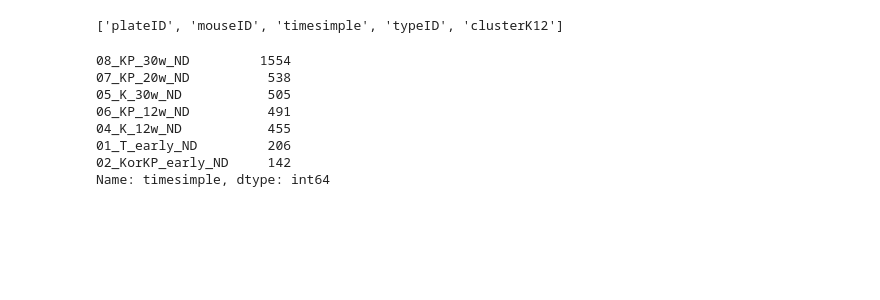
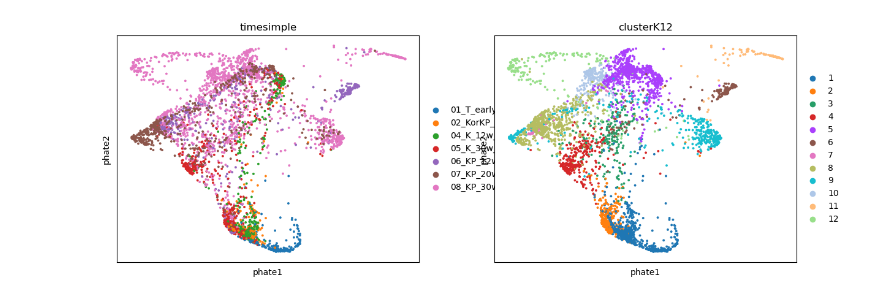
Before and after one commit to nitzanlab/gep-dynamics, a Jupyter notebook: notebooks/analyse_marjanovic.ipynb, the cells around one changed output. Saved outputs shown, nothing was run; the diff lists cells and outputs as text; code cells hidden in the pictures; blank space fills up the shorter version.

```diff
--- a/notebooks/analyse_marjanovic.ipynb
+++ b/notebooks/analyse_marjanovic.ipynb
@@ -22,4 +34,5 @@ os.chdir('/cs/labs/mornitzan/yotamcon/gep-dynamics')
 # %%
+%%time
 results_dir = _utils.set_dir('results')
 orig_adata_path = results_dir.joinpath('marjanovic_mmLungPlate.h5ad')
 
@@ -32,7 +45,7 @@ if not orig_adata_path.exists():  # create the original adata if it doesn't exis
     ftp_address = 'https://ftp.ncbi.nlm.nih.gov/geo/series/GSE154nnn/GSE154989/suppl/'
 
     #filenames
-    f_rawCount = GSE_dir.joinpath('GSE154989_mmLungPlate_fQC_dSp_rawCount.h5')
+    f_rawCount = GSE_dir.joinpath('GSE154989_mmLungPlate_fQC_dSp_rawCountOrig.h5')
     f_geneTable = GSE_dir.joinpath('GSE154989_mmLungPlate_fQC_geneTable.csv.gz')
     f_smpTable = GSE_dir.joinpath('GSE154989_mmLungPlate_fQC_smpTable.csv.gz')
     f_smp_annot = GSE_dir.joinpath('GSE154989_mmLungPlate_fQC_dZ_annot_smpTable.csv.gz')
@@ -60,9 +73,9 @@ if not orig_adata_path.exists():  # create the original adata if it doesn't exis
     smp_annotation = pd.read_csv(f_smp_annot, index_col=0)
 
     # constructing the adata
-    adata = sc.AnnData(X=sparse_counts, dtype=np.float64, var=gene_ids, obs=smp_ids)
+    adata = sc.AnnData(X=sparse_counts, dtype=np.float32, var=gene_ids, obs=smp_ids)
 
-    adata.obs['clusterK12'] = smp_annotation.clusterK12
+    adata.obs['clusterK12'] = smp_annotation.clusterK12.astype('category')
 
     adata.obsm['X_tsne'] = smp_annotation[['tSNE_1', 'tSNE_2']].values
     adata.obsm['X_phate'] = smp_annotation[['phate_1', 'phate_2']].values
@@ -71,4 +84,5 @@ else:
     adata = sc.read(orig_adata_path)
 
 adata
+# adata_norm_depth = sc.read(data_dir.joinpath('marjanovic_mmLungPlate_depth_normalized.h5ad'))
 # %% [output]
@@ -79,15 +96,6 @@ AnnData object with n_obs × n_vars = 3891 × 52638
-# %%
-adata.obs_keys()
-# %% [output]
-['plateID', 'mouseID', 'timesimple', 'typeID', 'clusterK12']
-# %%
-adata.obs.timesimple.value_counts()
-# %% [output]
-08_KP_30w_ND         1554
-07_KP_20w_ND          538
-05_K_30w_ND           505
-06_KP_12w_ND          491
-04_K_12w_ND           455
-01_T_early_ND         206
-02_KorKP_early_ND     142
-Name: timesimple, dtype: int64
+# %%
+sc.external.pl.phate(adata, color=['timesimple', 'clusterK12'])
+adata.uns['timesimple_colors_dict'] = dict(zip(adata.obs['timesimple'].cat.categories, adata.uns['timesimple_colors']))
+adata.uns['clusterK12_colors_dict'] = dict(zip(adata.obs['clusterK12'].cat.categories, adata.uns['clusterK12_colors']))
+# %% [output]
+[figure, added]
```
Also changed, not shown: parts of 22 cells of this notebook, 6 other files.
